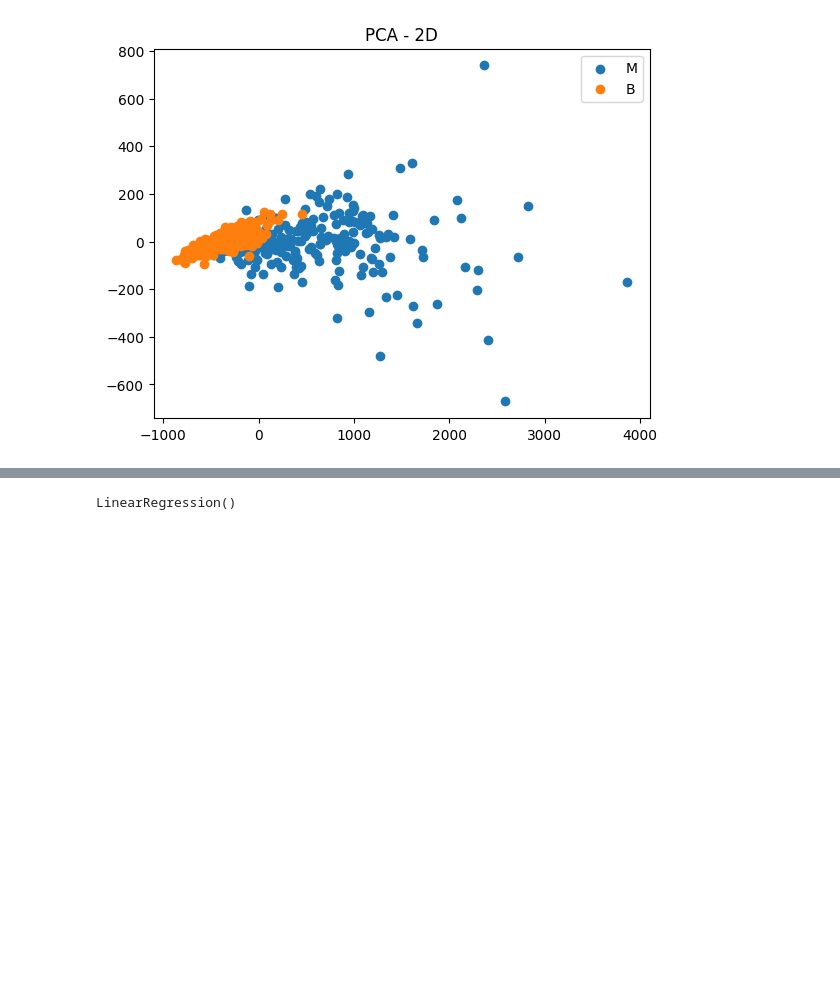
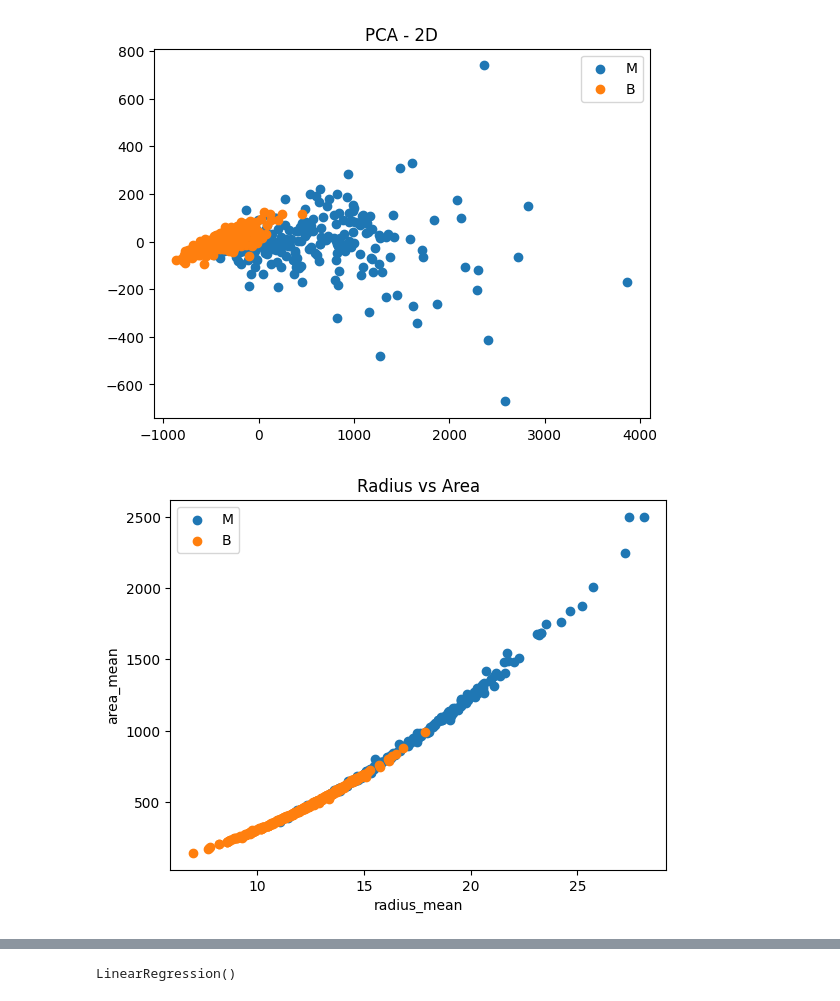
Before and after one commit to gabrielcannes/desafio-tecnico-fase1, a Jupyter notebook: main.ipynb, the cells around one changed output, grey strips where cells are left out. Drawn from its saved outputs; the diff is of its cells as text; code cells hidden in the pictures; blank space fills up the shorter version.

```diff
--- a/main.ipynb
+++ b/main.ipynb
@@ -127,3 +127,23 @@ plt.title("PCA - 2D")
 plt.show()
 # %% [output]
 [figure]
+# %%
+#dupla de dados pra plotar o gráfico de dispersão mais simples
+
+plt.figure()
+
+for label in df['diagnosis'].unique():
+    subset = df[df['diagnosis'] == label]
+    plt.scatter(
+        subset['radius_mean'],
+        subset['area_mean'],
+        label=label
+    )
+
+plt.xlabel('radius_mean')
+plt.ylabel('area_mean')
+plt.legend()
+plt.title('Radius vs Area')
+plt.show()
+# %% [output]
+[figure, added]
```
Also changed, not shown: parts of 2 cells of this notebook.
